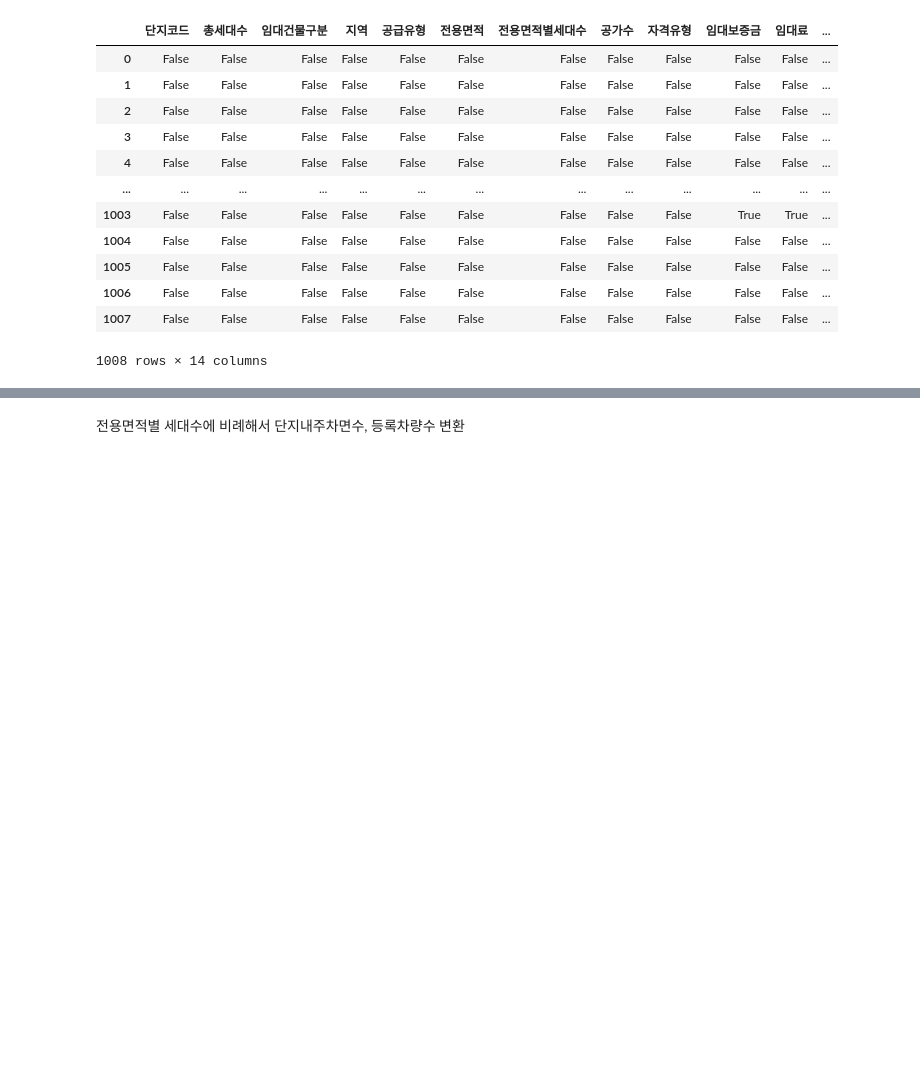
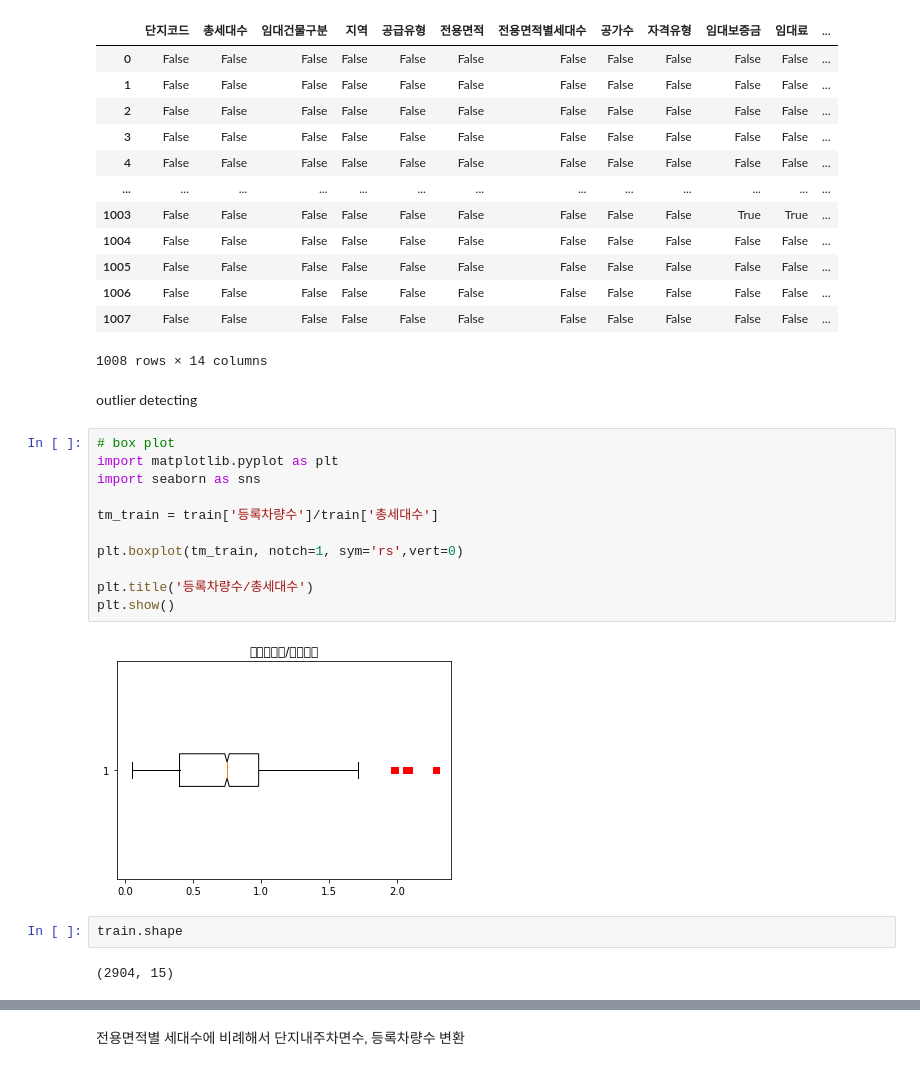
Before and after one commit to gogooma9/-_of_park, a Jupyter notebook: gogooma9/rf.ipynb, the cells around one changed output, grey strips where cells are left out. Saved outputs shown, nothing was run; the diff lists cells and outputs as text; blank space fills up the shorter version.

```diff
--- a/gogooma9/rf.ipynb
+++ b/gogooma9/rf.ipynb
@@ -226,3 +226,22 @@ dtype: int64
 | 1006 | False | False | False | False | False | False | False | False | False | False | False | ... |
 | 1007 | False | False | False | False | False | False | False | False | False | False | False | ... |
 1008 rows × 14 columns
+# %% [markdown]
+outlier detecting
+# %%
+# box plot
+import matplotlib.pyplot as plt
+import seaborn as sns
+
+tm_train = train['등록차량수']/train['총세대수']
+
+plt.boxplot(tm_train, notch=1, sym='rs',vert=0)
+
+plt.title('등록차량수/총세대수')
+plt.show()
+# %% [output]
+[figure, added]
+# %%
+train.shape
+# %% [output]
+(2904, 15)
```
Also changed, not shown: parts of 14 cells of this notebook.
